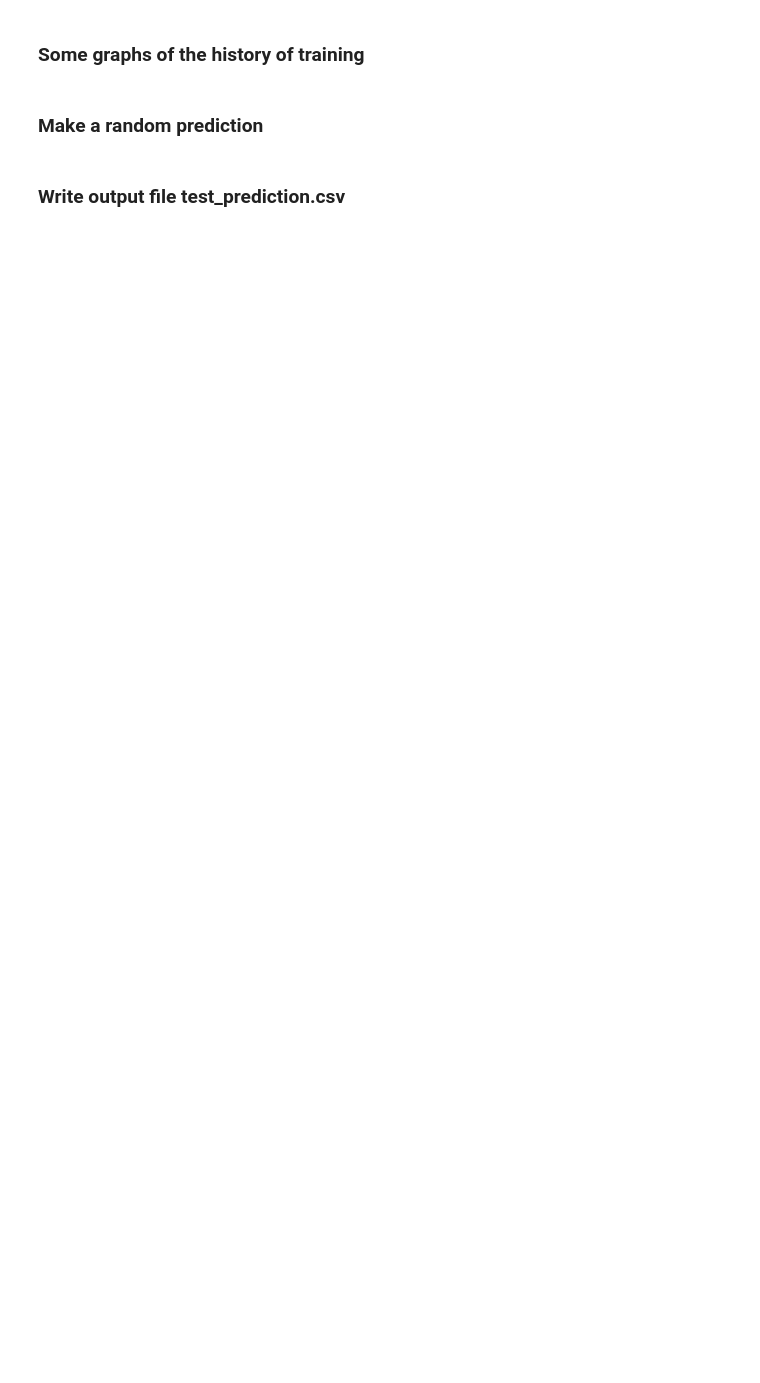
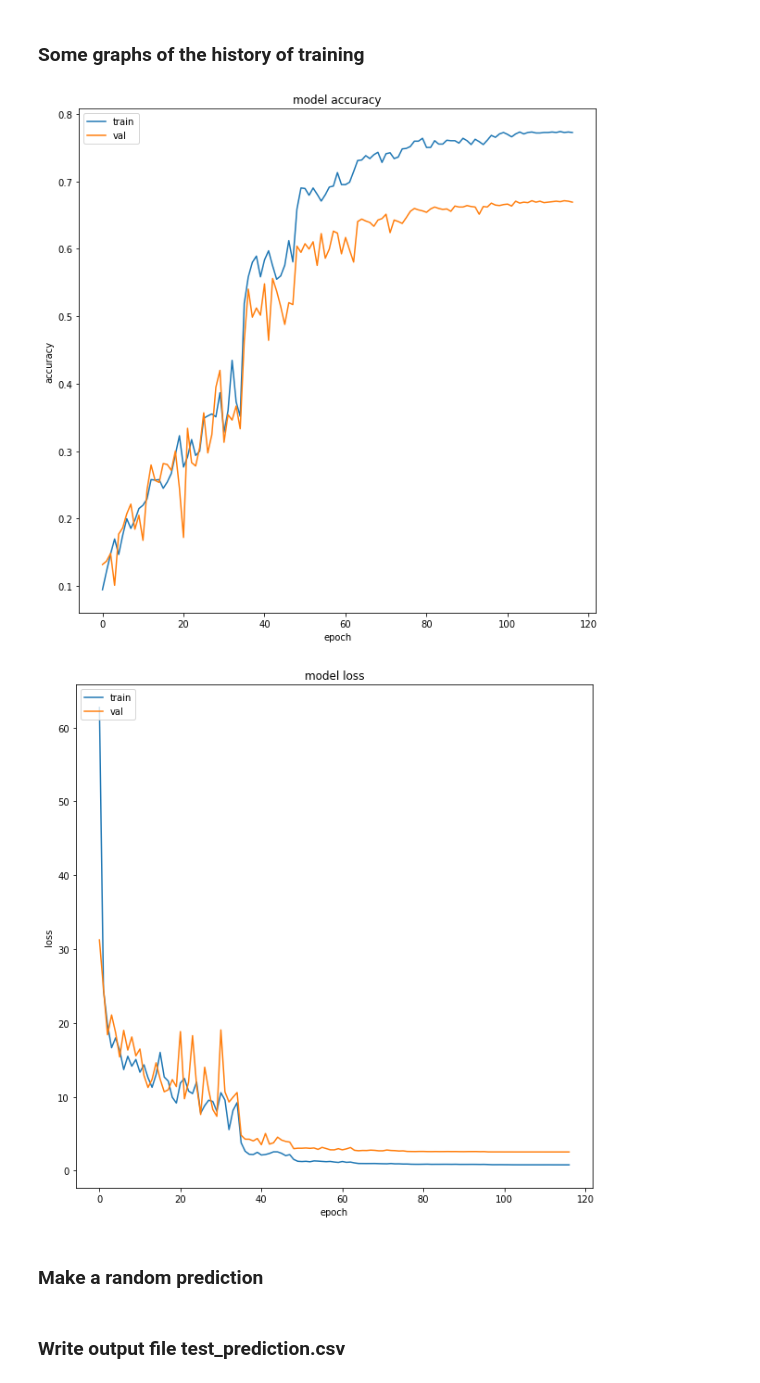
Before and after one commit to Tan9uy/challenge_ENSIA_2022, a Jupyter notebook: model.ipynb, the cells around one changed output. Cells and saved outputs as stored; diff of their text form; code cells hidden in the pictures; blank space fills up the shorter version.

```diff
--- a/model.ipynb
+++ b/model.ipynb
@@ -70,7 +92,7 @@ val_datagen = ImageDataGenerator(
 ## Create the dataset for training and validation
 # %%
 img_size = (256,256)
-batch_size = 16
+batch_size = 32
 
 train_ds = keras.preprocessing.image_dataset_from_directory(
     data,
@@ -124,19 +158,19 @@ keras.backend.set_image_data_format('channels_last')
 # %% [markdown]
 ### Transfer learning with EfficientNetB4
 # %%
-from tensorflow.keras.applications import EfficientNetB4
-input_shape = (img_size[0],img_size[0],3)
+from tensorflow.keras.applications import EfficientNetB4, ResNet50V2
+input_shape = (img_size[0],img_size[1],3)
 
 # get efficientNetB4 layer
-efficientNetB4 = EfficientNetB4(weights='imagenet', input_shape=input_shape, include_top=False)
+efficientNetB4 = ResNet50V2(weights='imagenet', input_shape=input_shape, include_top=False)
 
-# We dont want to change the wait from efficientNetB4
+# We dont want to change the weights from efficientNetB4
 efficientNetB4.trainable = False
-
 
 model = Sequential([
     efficientNetB4,
     GlobalAveragePooling2D(),
+    Flatten(),
     Dense(19, activation="softmax")
 ])
 # %% [markdown]
@@ -183,7 +236,7 @@ from tensorflow.keras.callbacks import ReduceLROnPlateau
 reduce_lr = ReduceLROnPlateau(
             monitor = "val_accuracy",
             factor=np.sqrt(0.1),
-            patience=10,
+            patience=5,
             min_lr=0.5e-6)
 # %% [markdown]
 #### Checkpoint and earlystopping
@@ -192,7 +245,7 @@ from tensorflow.keras.callbacks import ModelCheckpoint, EarlyStopping
 checkpointer = ModelCheckpoint(filepath='model.hdf5', verbose=1, save_best_only=True)
 early_stoping = EarlyStopping(
     monitor="val_accuracy",
-    patience=15,
+    patience=10,
     restore_best_weights=True,
 )
 # %% [markdown]
@@ -216,26 +287,30 @@ history = model.fit(train_ds,
 # %%
 def plot_history(history):
     """
     Plot the loss & accuracy
     """
     plt.figure(figsize=[10,10])
+    plt.plot(history.history['accuracy'])
     plt.plot(history.history['val_accuracy'])
     plt.title('model accuracy')
     plt.ylabel('accuracy')
     plt.xlabel('epoch')
     plt.legend(['train', 'val'], loc='upper left')
     plt.show()
 
     plt.figure(figsize=[10,10])
     plt.plot(history.history['loss'])
     plt.plot(history.history['val_loss'])
     plt.title('model loss')
     plt.ylabel('loss')
     plt.xlabel('epoch')
     plt.legend(['train', 'val'], loc='upper left')
     plt.show()
 
 plot_history(history)
+# %% [output]
+[figure, added]
+[figure, added]
 # %% [markdown]
 ### Make a random prediction
 # %%
```
Also changed, not shown: parts of 9 cells of this notebook.
